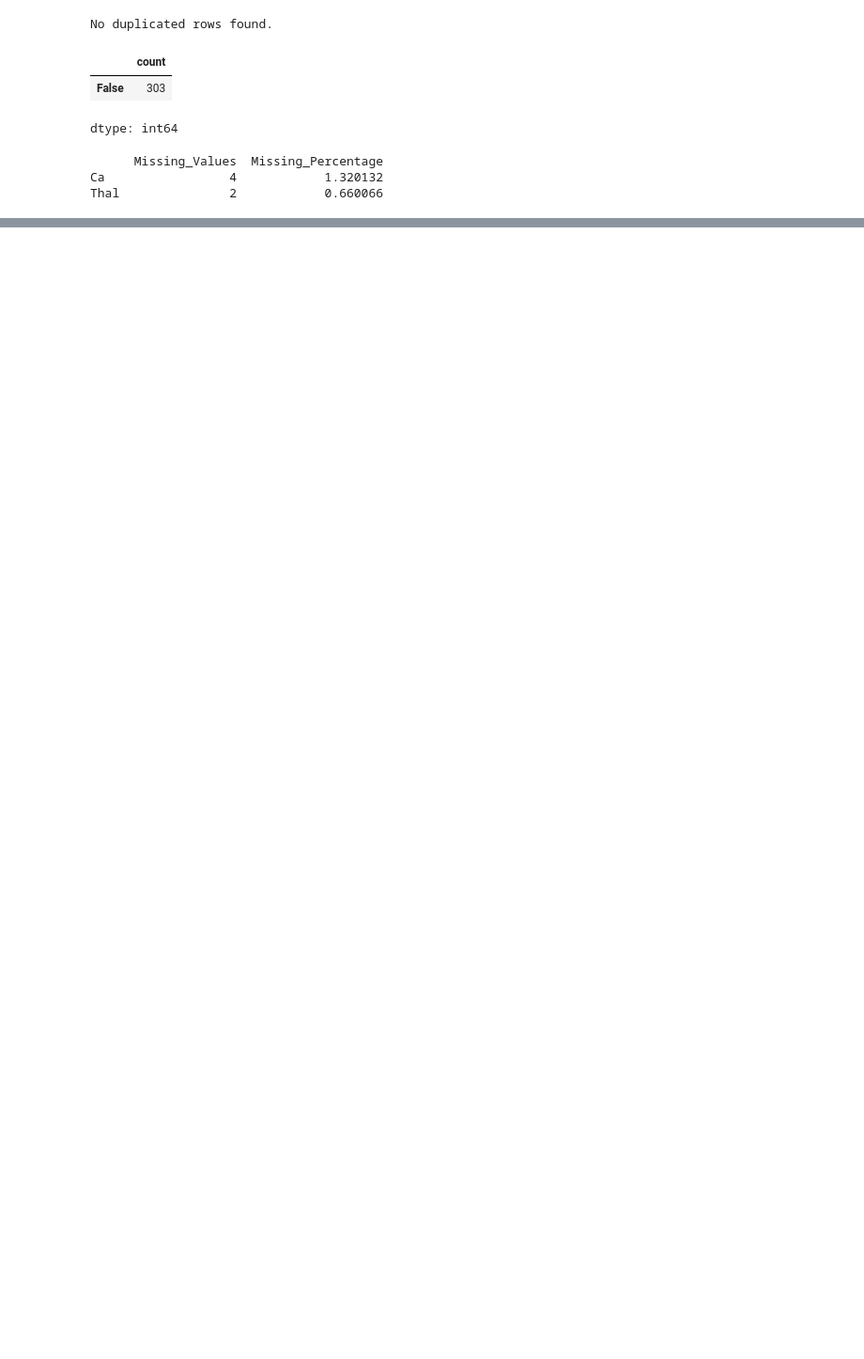
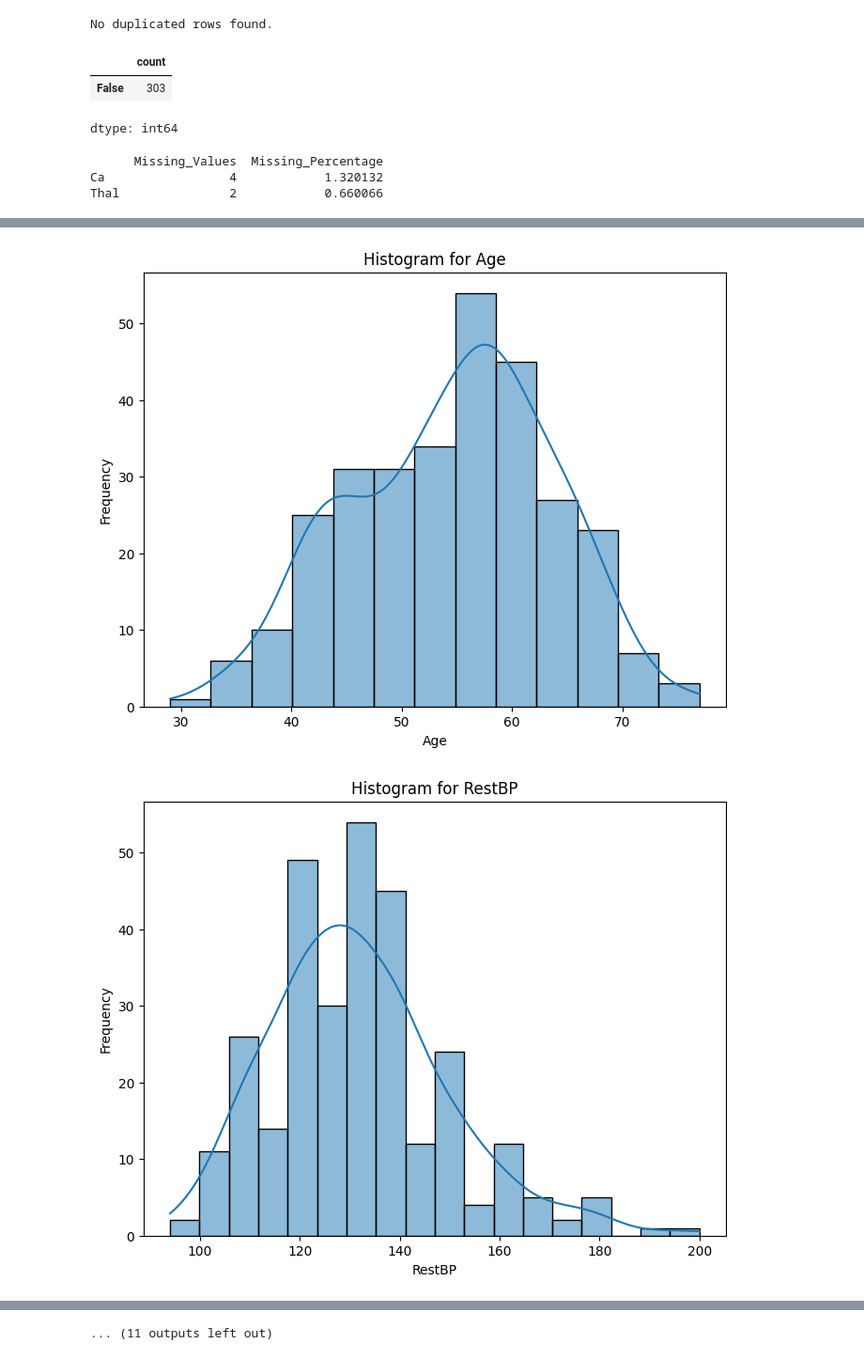
Before and after one commit to AaronOnserio/Big-Data-Assignment, a Jupyter notebook: Assignment_Heart.ipynb, the cells around one changed output, grey strips where cells are left out. Shown at 94% size. Saved outputs shown, nothing was run; the diff lists cells and outputs as text; code cells hidden in the pictures; blank space fills up the shorter version.

```diff
--- a/Assignment_Heart.ipynb
+++ b/Assignment_Heart.ipynb
@@ -217,0 +269,5 @@ dtype: int64
+# %%
+# Convert 'Sex', 'Fbs', 'Slope' and 'ExAng' from int to object
+df = convert_int_to_object(df, ['Sex', 'Fbs', 'RestECG', 'Slope', 'ExAng', 'Ca'])
+
+print(df.dtypes)
@@ -341,0 +458,41 @@ Ca
+# %%
+# Definig a function to plot histograms
+def plot_histograms(df):
+    """
+    Plot histograms for continuous variables and bar plots for categorical variables.
+
+    Parameters:
+    df (pd.DataFrame): The input DataFrame.
+
+    Returns:
+    None
+    """
+
+    # Separating continuous and categorical variables
+    conti_data = df.select_dtypes(include='number')
+    cate_data = df.select_dtypes(include='object')
+
+    # Creating a for loop to plot histograms for continuous variables
+    for column in conti_data.columns:
+        plt.figure(figsize=(8, 6))
+        sns.histplot(conti_data[column], kde=True)
+        plt.title(f'Histogram for {column}')
+        plt.xlabel(column)
+        plt.ylabel('Frequency')
+        plt.show()
+
+    # Creating a for loo to plot bar plots for categorical variables
+    for column in cate_data.columns:
+        plt.figure(figsize=(8, 6))
+        sns.countplot(x=cate_data[column], palette="viridis")
+        plt.title(f'Bar Plot for {column}')
+        plt.xlabel(column)
+        plt.ylabel('Count')
+        plt.xticks(rotation=45)
+        plt.show()
+
+# Callig the function to plot histograms for continuous and categorical variables
+plot_histograms(df)
+# %% [output]
+[figure, added]
+[figure, added]
@@ -341,0 +517 @@ Ca
+... (11 outputs left out)
```
Also changed, not shown: parts of 20 cells of this notebook.
